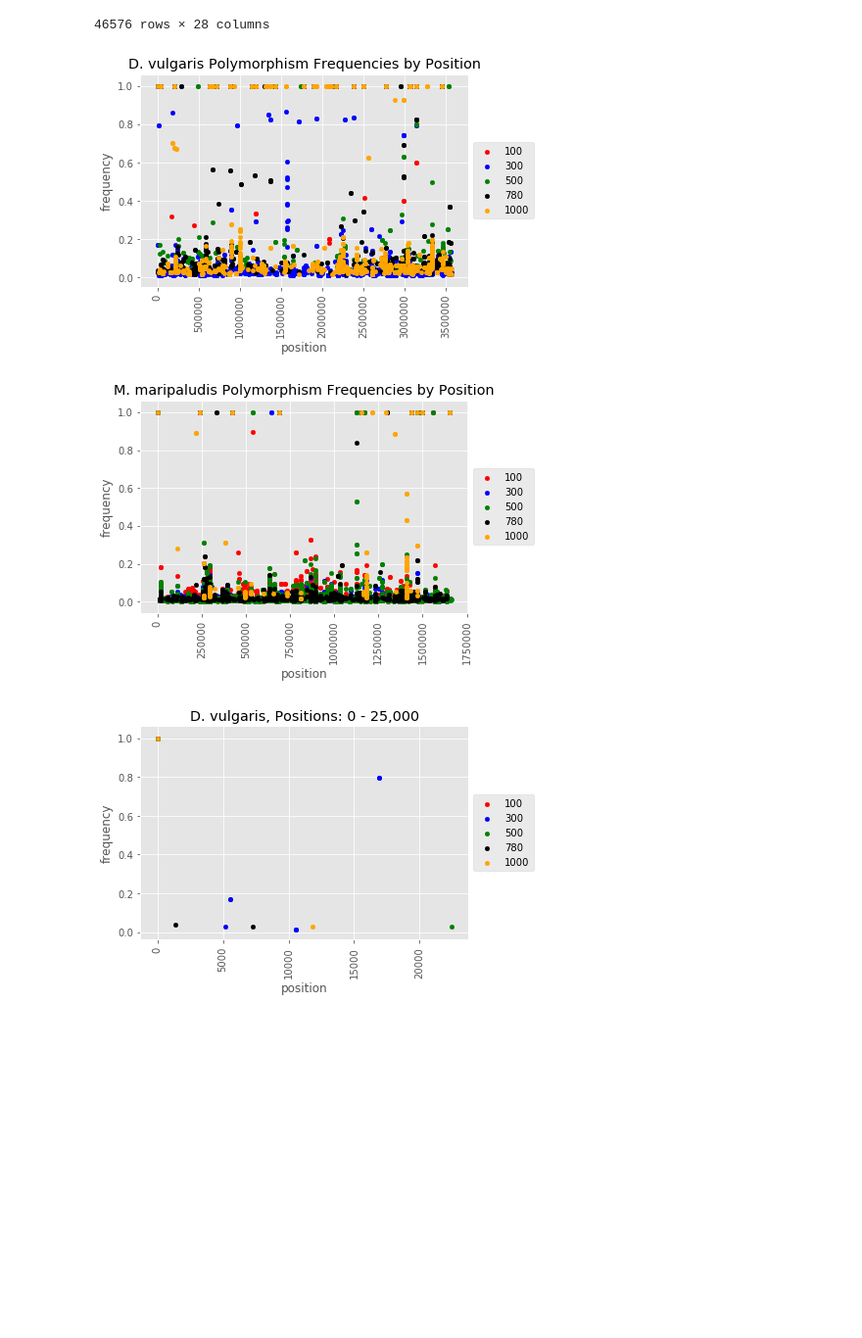
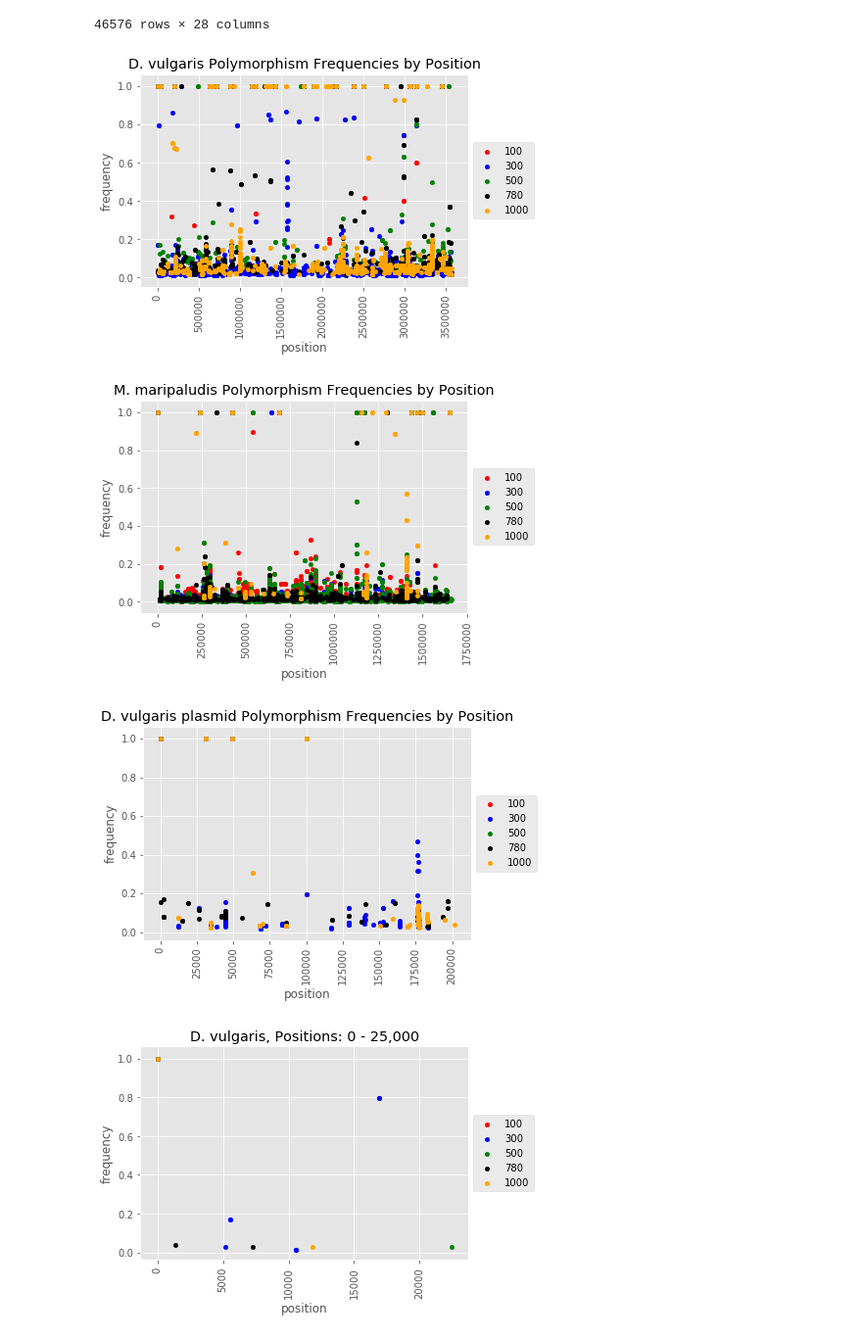
Before and after one commit to yeemey/scriptingProjects, a Jupyter notebook: python/mutationTimeSeries.ipynb, the cells around one changed output. Shown: that part at 98% size. Drawn from its saved outputs; the diff is of its cells as text; code cells hidden in the pictures; blank space fills up the shorter version.

Commit message:
added DvH plasmid plot.

```diff
--- a/python/mutationTimeSeries.ipynb
+++ b/python/mutationTimeSeries.ipynb
@@ -124,28 +124,36 @@ MmS2_UA3_nonzero = UA3_df[(UA3_df[3] == 'NC_005791') & (UA3_df['frequency'] > 0)
 # %%
 import matplotlib.pyplot as plt
 plt.style.use('ggplot')
 
 DvH_UA3_gen = DvH_UA3_nonzero.groupby('generation')
 DvHplasmid_UA3_gen = DvHplasmid_UA3_nonzero.groupby('generation')
 MmS2_UA3_gen = MmS2_UA3_nonzero.groupby('generation')
 colors = {100: 'red', 300: 'blue', 500: 'green', 780: 'black', 1000: 'orange'}
 
 fig, ax = plt.subplots()
 for generation, mut in DvH_UA3_gen:
     mut.plot.scatter(x = 'position', y = 'frequency', rot=90, ax = ax, label = generation, color = colors[generation])
 plt.title('D. vulgaris Polymorphism Frequencies by Position')
 plt.legend(loc='center left', bbox_to_anchor=(1.0, 0.5))
 plt.show()
 
 fig, ax = plt.subplots()
 for generation, mut in MmS2_UA3_gen:
     mut.plot.scatter(x = 'position', y = 'frequency', rot=90, ax = ax, label = generation, color = colors[generation])
 plt.title('M. maripaludis Polymorphism Frequencies by Position')
 plt.legend(loc='center left', bbox_to_anchor=(1.0, 0.5))
 plt.show()
+
+fig, ax = plt.subplots()
+for generation, mut in DvHplasmid_UA3_gen:
+    mut.plot.scatter(x = 'position', y = 'frequency', rot=90, ax = ax, label = generation, color = colors[generation])
+plt.title('D. vulgaris plasmid Polymorphism Frequencies by Position')
+plt.legend(loc='center left', bbox_to_anchor=(1.0, 0.5))
+plt.show()
 # %% [output]
 [figure]
 [figure]
+[figure, added]
 # %%
 #zoom in on DvH first 50,000 bases
 
```
